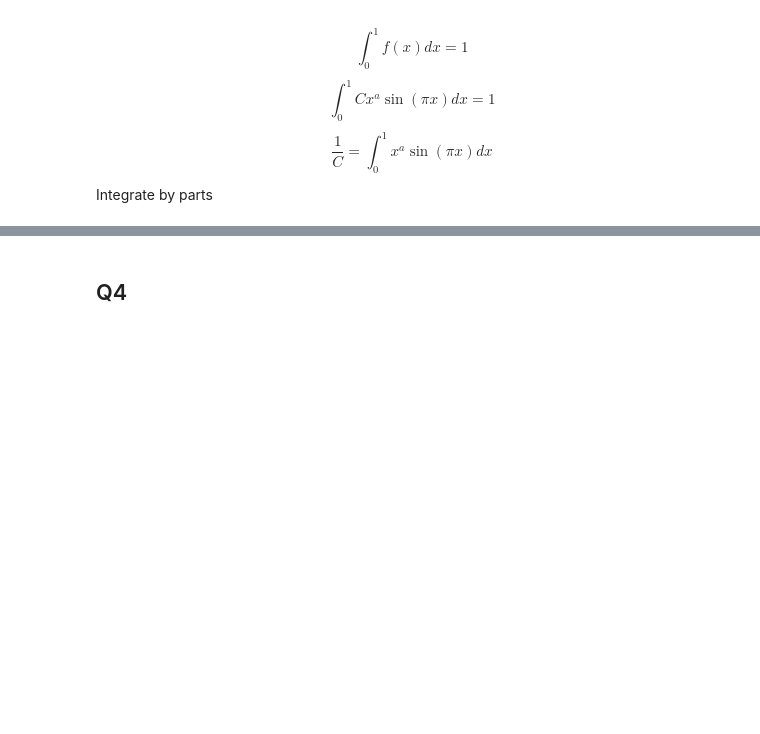
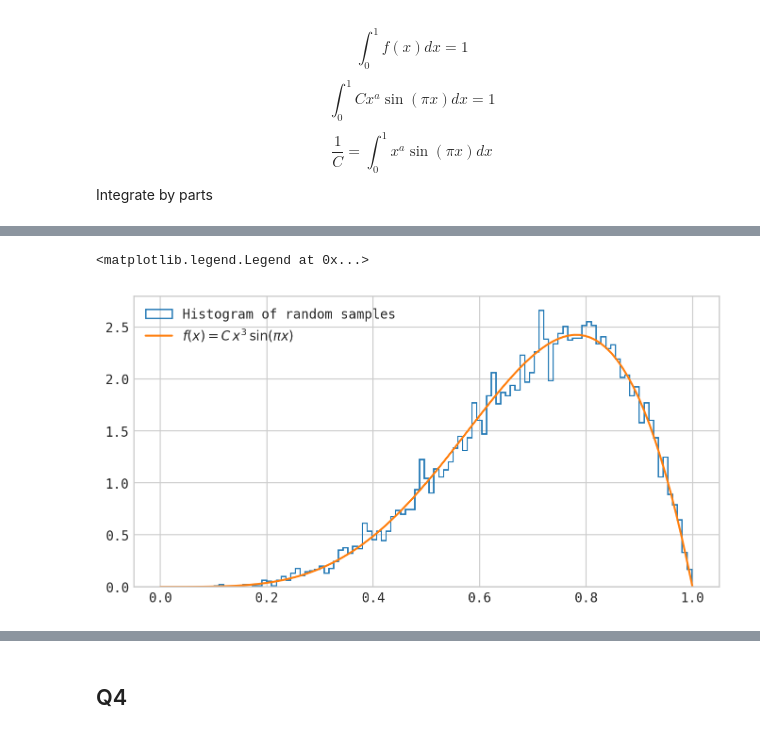
Before and after one commit to rizfn/AppStat2022, a Jupyter notebook: DataAndCodeForProblemSet/problemset.ipynb, the cells around one changed output, grey strips where cells are left out. Cells and saved outputs as stored; diff of their text form; code cells hidden in the pictures; blank space fills up the shorter version.

```diff
--- a/DataAndCodeForProblemSet/problemset.ipynb
+++ b/DataAndCodeForProblemSet/problemset.ipynb
@@ -21,7 +62,0 @@ plt.plot(x, f(x))
-# %%
-def inv_CDF(x, a=3):
-    return x
-
-def inverse_transform_sample(inv_CDF, n_samples):
-    r = np.ranndom.rand(n_samples)
-    return inv_CDF(r)
@@ -27,0 +93,28 @@ def inverse_transform_sample(inv_CDF, n_samples):
+# %%
+def CDF(x, C=(np.pi**3 / (np.pi**2 - 6)), a=3):
+    px = np.pi * x
+    cos = np.cos(px)
+    sin = np.sin(px)
+    return -(C*(x**3)*cos)/np.pi + (3*C*(x**2)*sin)/np.pi**2 + (6*C*x*cos)/np.pi**3 - (6*C*sin)/np.pi**4
+
+def inv_CDF(x):
+    result = np.zeros_like(x)
+    for i, xval in enumerate(x):
+        root = bisection_root(lambda l: CDF(l) - xval, 0, 1)[0]
+        result[i] = root
+    return result
+
+# def inv_CDF(x):  # todo: vectorize bisection
+#     root = bisection_root(lambda l: CDF(l) - x, 0, 1)[0]
+#     return root
+
+def inverse_transform_sample(inv_CDF, n_samples):
+    r = np.random.rand(n_samples)
+    return inv_CDF(r)
+# %%
+plt.hist(inverse_transform_sample(inv_CDF, 10000), bins=100, density=True, label='Histogram of random samples', histtype='step')
+plt.plot(x, f(x), label=r'$f(x) = C \, x^3 \, \sin(\pi x)$')
+plt.legend()
+# %% [output]
+<matplotlib.legend.Legend at 0x...>
+[figure, added]
```
Also changed, not shown: parts of 69 cells of this notebook, 3 other files.
